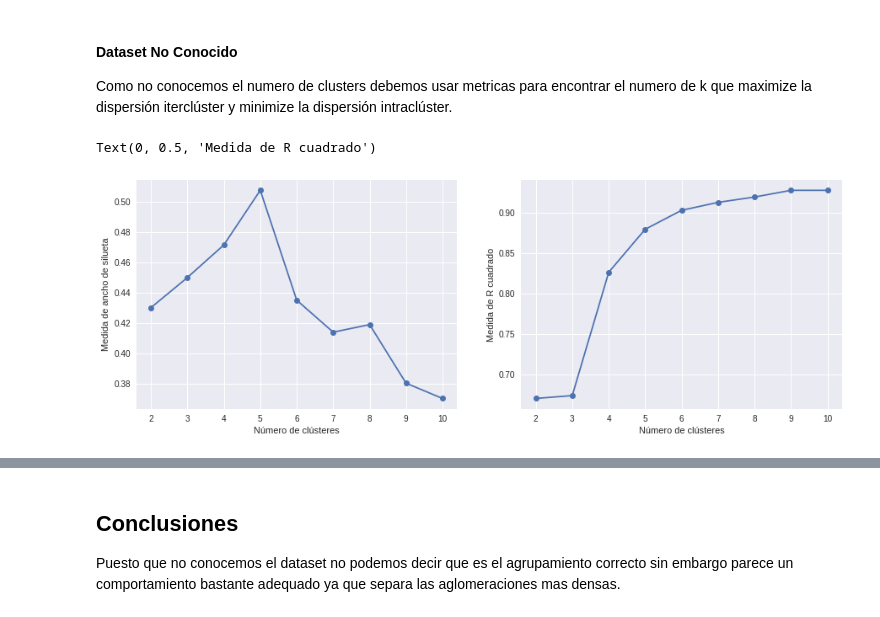
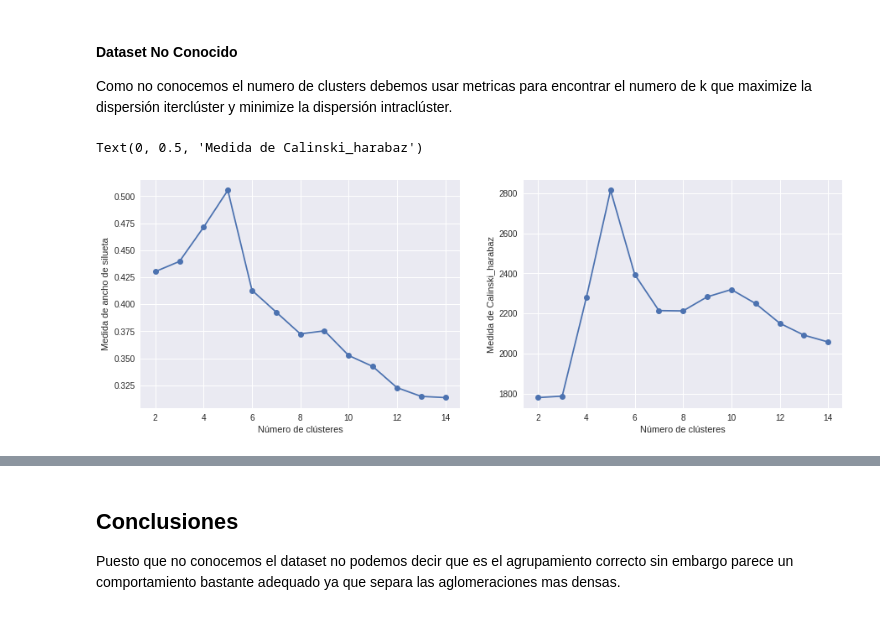
Before and after one commit to AntoniCrous/Aprndizaje_No_Supervisado-Trabajo, a Jupyter notebook: Agrupamiento_Espectral_Ag3.ipynb, the cells around one changed output, grey strips where cells are left out. Drawn from its saved outputs; the diff is of its cells as text; code cells hidden in the pictures.

```diff
--- a/Agrupamiento_Espectral_Ag3.ipynb
+++ b/Agrupamiento_Espectral_Ag3.ipynb
@@ -31,13 +31,9 @@ El dataset 1 el qual conocemos las classes tiene 1999 instancias.
 #### Conocido
 Como conocemos el numero de classes assignamos k = 4
 # %%
-#Creamos el Modelo KMeans C
-modelo = KMeans(n_clusters=4)
-modelo = modelo.fit(D1x)
-Dyp_sk = modelo.predict(D1x)
-cD1x_sk = modelo.cluster_centers_
-
+clustering = SpectralClustering(n_clusters=4, eigen_solver='arpack',affinity="nearest_neighbors").fit(D1x)
+D1y = clustering.labels_
 fig, ax = plt.subplots(figsize=(10,5))
-ax.scatter(D1x[:,0],D1x[:,1], c=Dyp_sk)
+ax.scatter(D1x[:,0],D1x[:,1], c=D1y)
 # %% [output]
 <matplotlib.collections.PathCollection at 0x...>
@@ -66,36 +62,34 @@ El dataset 1 el qual conocemos las classes tiene 1999 instancias.
 #### Dataset No Conocido
 Como no conocemos el numero de clusters debemos usar metricas para encontrar el numero de k que maximize la dispersión iterclúster y minimize la dispersión intraclúster.
 # %%
-from sklearn.metrics import silhouette_score
+from sklearn.metrics import silhouette_score,calinski_harabaz_score
 
 def medida_R_cuadrado(X, Xyp, cXs):
     cXglob = np.mean(X,axis=0)
     labels = np.sort(np.unique(Xyp))
     sumTotal = np.sum(np.sum(X-cXglob,1)**2)
     interior = np.sum([ np.sum(np.sum(X[Xyp==labels[k],:]-cXs[labels[k],:],1)**2) for k in np.arange(labels.size)])
 
     return (sumTotal-interior)/sumTotal
 
-rsilueta = np.zeros(9)
-rrsquare = np.zeros(9)
-for k in np.arange(2,11):
-    modelo = KMeans(n_clusters=k)
-    modelo = modelo.fit(D2x)
-    D2yp_sk = modelo.predict(D2x)
-    cD2x_sk = modelo.cluster_centers_
+rsilueta = np.zeros(13)
+calinski = np.zeros(13)
+for k in np.arange(2,15):
+    clustering = SpectralClustering(n_clusters=k, eigen_solver='arpack',affinity="nearest_neighbors").fit(D2x)
+    D2yp_sk = clustering.labels_
     rsilueta[k-2] = silhouette_score(D2x, D2yp_sk)
-    rrsquare[k-2]  = medida_R_cuadrado(D2x, D2yp_sk, cD2x_sk)
+    calinski[k-2] = calinski_harabaz_score(D2x, D2yp_sk)
 
 fig, ax = plt.subplots(1,2, figsize=(15,5))
-ax[0].plot( np.arange(2,11),rsilueta, linestyle='-', marker='o')
+ax[0].plot( np.arange(2,15),rsilueta, linestyle='-', marker='o')
 ax[0].set_xlabel("Número de clústeres")
 ax[0].set_ylabel("Medida de ancho de silueta")
 
-ax[1].plot( np.arange(2,11),rrsquare, linestyle='-', marker='o')
+ax[1].plot( np.arange(2,15),calinski, linestyle='-', marker='o')
 ax[1].set_xlabel("Número de clústeres")
-ax[1].set_ylabel("Medida de R cuadrado")
+ax[1].set_ylabel("Medida de Calinski_harabaz")
 # %% [output]
-Text(0, 0.5, 'Medida de R cuadrado')
+Text(0, 0.5, 'Medida de Calinski_harabaz')
-[figure, old version]
+[figure, new version]
 # %%
 #Creamos el Modelo KMeans
```
Also changed, not shown: parts of 5 cells of this notebook.
